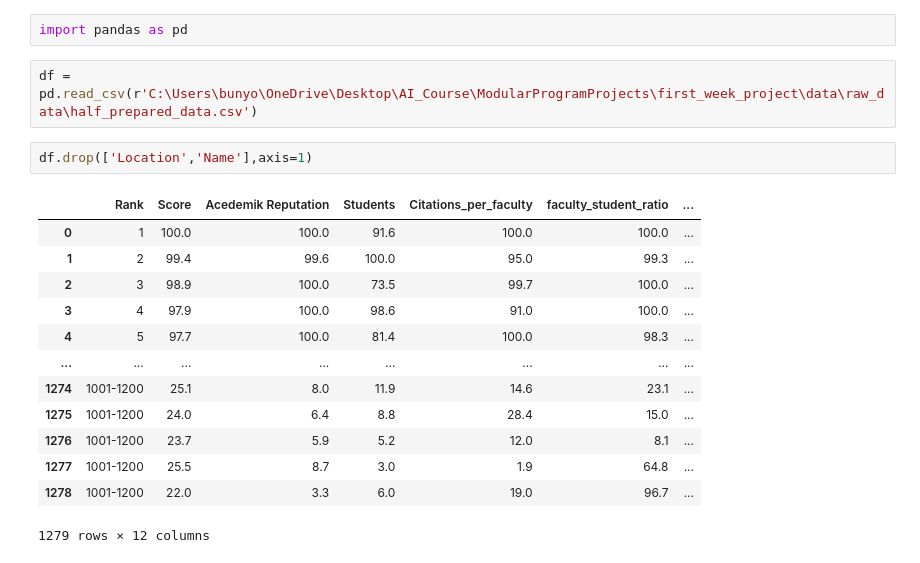
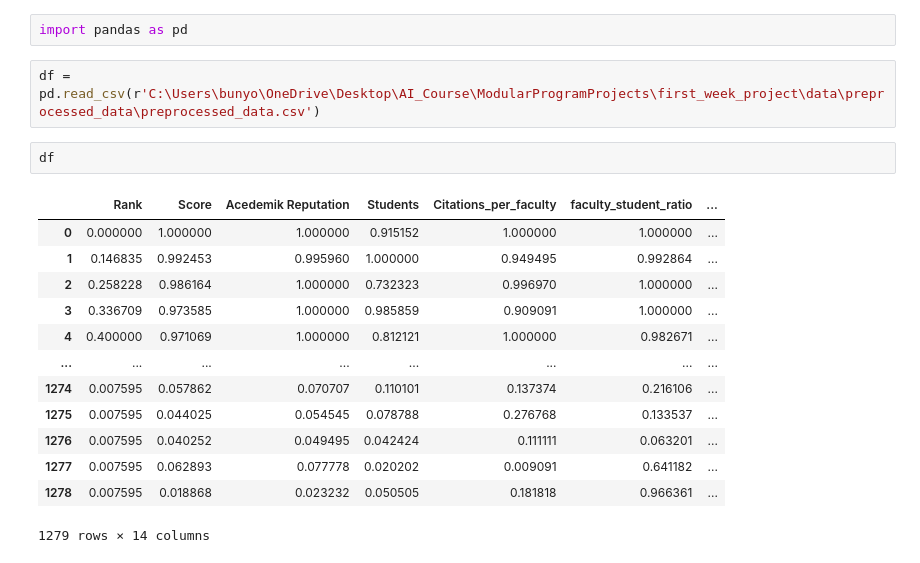
Before and after one commit to bunyod123/Modular_Programming_Projects, a Jupyter notebook: first_week_project/notebooks/pipline.ipynb, the cells around one changed output. Saved outputs shown, nothing was run; the diff lists cells and outputs as text.

```diff
--- a/first_week_project/notebooks/pipline.ipynb
+++ b/first_week_project/notebooks/pipline.ipynb
@@ -122,20 +122,20 @@ ValueError: A given column is not a column of the dataframe
 # %%
 import pandas as pd
 # %%
-df = pd.read_csv(r'C:\Users\bunyo\OneDrive\Desktop\AI_Course\ModularProgramProjects\first_week_project\data\raw_data\half_prepared_data.csv')
+df = pd.read_csv(r'C:\Users\bunyo\OneDrive\Desktop\AI_Course\ModularProgramProjects\first_week_project\data\preprocessed_data\preprocessed_data.csv')
 # %%
-df.drop(['Location','Name'],axis=1)
+df
 # %% [output]
 |  | Rank | Score | Acedemik Reputation | Students | Citations_per_faculty | faculty_student_ratio | ... |
-| 0 | 1 | 100.0 | 100.0 | 91.6 | 100.0 | 100.0 | ... |
-| 1 | 2 | 99.4 | 99.6 | 100.0 | 95.0 | 99.3 | ... |
-| 2 | 3 | 98.9 | 100.0 | 73.5 | 99.7 | 100.0 | ... |
-| 3 | 4 | 97.9 | 100.0 | 98.6 | 91.0 | 100.0 | ... |
-| 4 | 5 | 97.7 | 100.0 | 81.4 | 100.0 | 98.3 | ... |
+| 0 | 0.000000 | 1.000000 | 1.000000 | 0.915152 | 1.000000 | 1.000000 | ... |
+| 1 | 0.146835 | 0.992453 | 0.995960 | 1.000000 | 0.949495 | 0.992864 | ... |
+| 2 | 0.258228 | 0.986164 | 1.000000 | 0.732323 | 0.996970 | 1.000000 | ... |
+| 3 | 0.336709 | 0.973585 | 1.000000 | 0.985859 | 0.909091 | 1.000000 | ... |
+| 4 | 0.400000 | 0.971069 | 1.000000 | 0.812121 | 1.000000 | 0.982671 | ... |
 | ... | ... | ... | ... | ... | ... | ... | ... |
-| 1274 | 1001-1200 | 25.1 | 8.0 | 11.9 | 14.6 | 23.1 | ... |
-| 1275 | 1001-1200 | 24.0 | 6.4 | 8.8 | 28.4 | 15.0 | ... |
-| 1276 | 1001-1200 | 23.7 | 5.9 | 5.2 | 12.0 | 8.1 | ... |
-| 1277 | 1001-1200 | 25.5 | 8.7 | 3.0 | 1.9 | 64.8 | ... |
-| 1278 | 1001-1200 | 22.0 | 3.3 | 6.0 | 19.0 | 96.7 | ... |
+| 1274 | 0.007595 | 0.057862 | 0.070707 | 0.110101 | 0.137374 | 0.216106 | ... |
+| 1275 | 0.007595 | 0.044025 | 0.054545 | 0.078788 | 0.276768 | 0.133537 | ... |
+| 1276 | 0.007595 | 0.040252 | 0.049495 | 0.042424 | 0.111111 | 0.063201 | ... |
+| 1277 | 0.007595 | 0.062893 | 0.077778 | 0.020202 | 0.009091 | 0.641182 | ... |
+| 1278 | 0.007595 | 0.018868 | 0.023232 | 0.050505 | 0.181818 | 0.966361 | ... |
-1279 rows × 12 columns
+1279 rows × 14 columns
```
Also changed, not shown: parts of 1 cell of this notebook, 5 other files.
